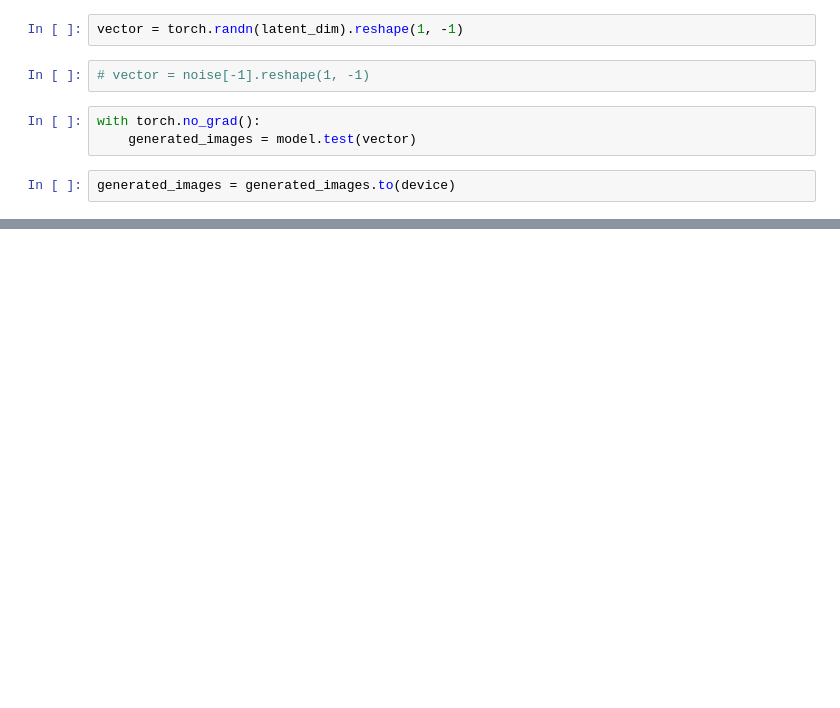
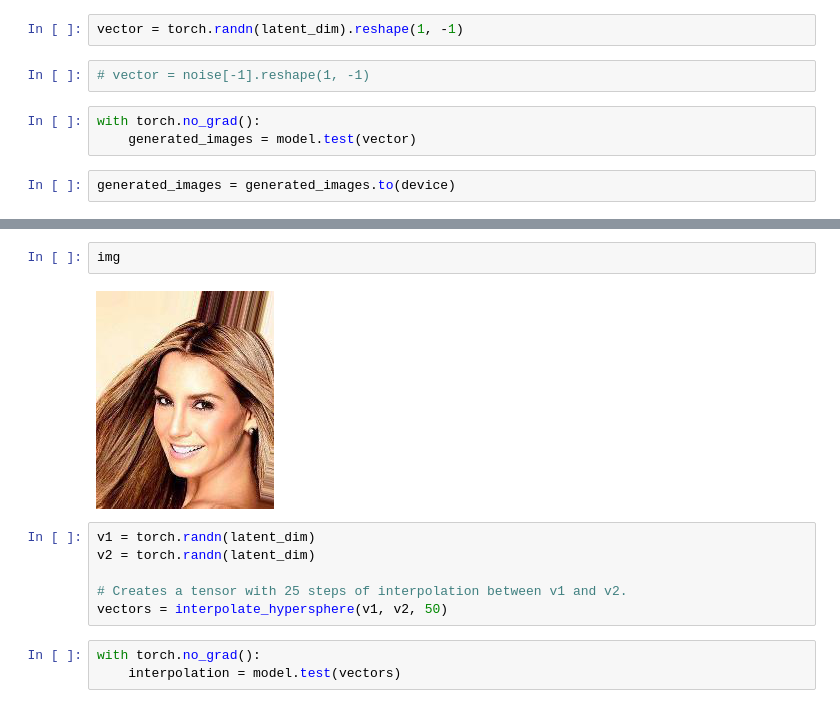
Before and after one commit to varshakishore/FaceDetection, a Jupyter notebook: reverseEngineer.ipynb, the cells around one changed output, grey strips where cells are left out. Cells and saved outputs as stored; diff of their text form; blank space fills up the shorter version.

```diff
--- a/reverseEngineer.ipynb
+++ b/reverseEngineer.ipynb
@@ -48,0 +76,13 @@ Clipping input data to the valid range for imshow with RGB data ([0..1] for floa
+# %%
+img
+# %% [output]
+[figure, added]
+# %%
+v1 = torch.randn(latent_dim)
+v2 = torch.randn(latent_dim)
+
+# Creates a tensor with 25 steps of interpolation between v1 and v2.
+vectors = interpolate_hypersphere(v1, v2, 50)
+# %%
+with torch.no_grad():
+    interpolation = model.test(vectors)
```
Also changed, not shown: parts of 27 cells of this notebook, 2 other files.
